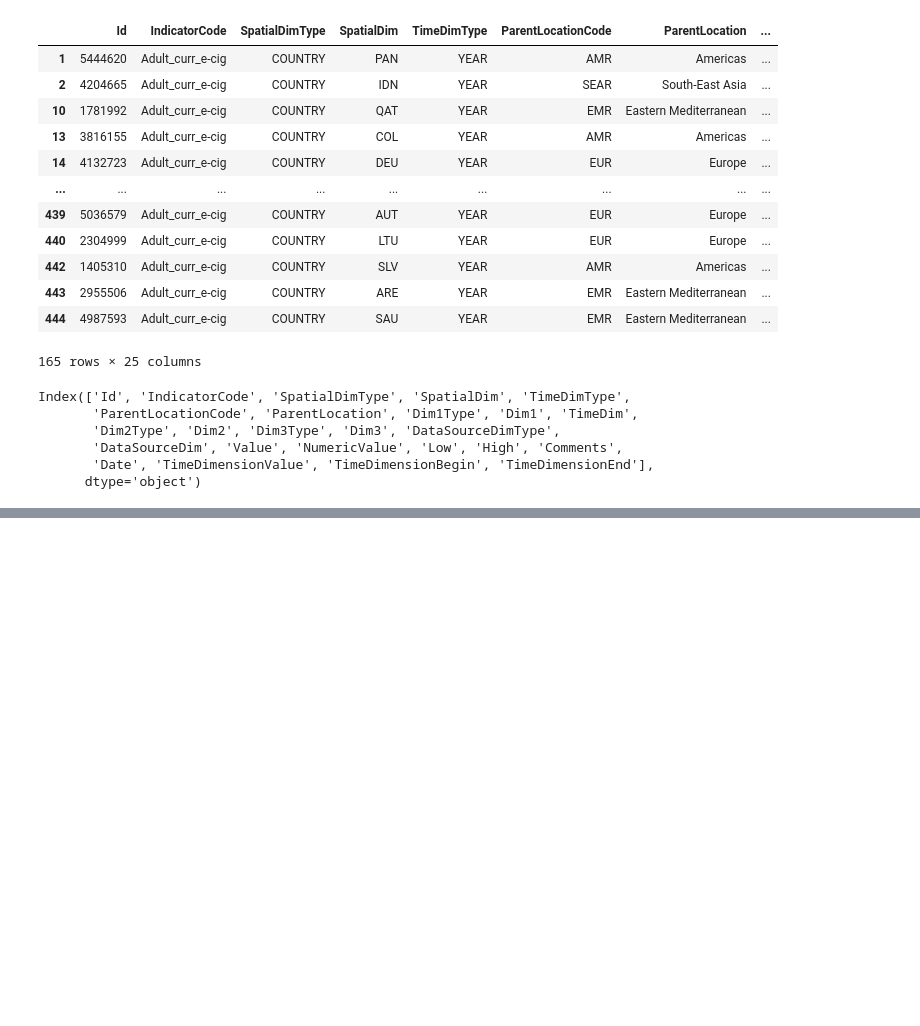
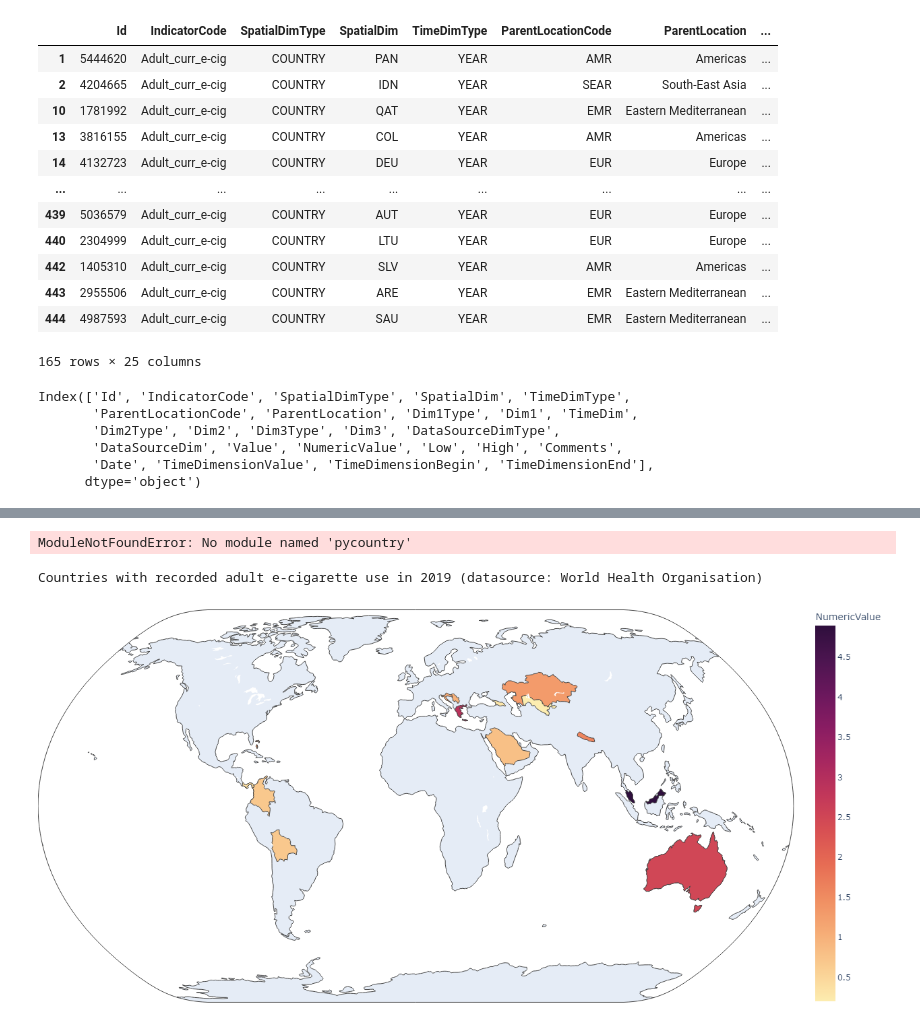
Before and after one commit to Sueraaa/project1-group5, a Jupyter notebook: Project_ex1/Code/WHO_analysis.ipynb, the cells around one changed output, grey strips where cells are left out. Drawn from its saved outputs; the diff is of its cells as text; code cells hidden in the pictures; blank space fills up the shorter version.

```diff
--- a/Project_ex1/Code/WHO_analysis.ipynb
+++ b/Project_ex1/Code/WHO_analysis.ipynb
@@ -211,0 +227,6 @@ response2
+# %%
+adult_ecig_btsx_2019_df = adult_ecig_btsx_2019.copy()
+adult_ecig_btsx_2019_df[['IndicatorCode','SpatialDim','ParentLocation','ParentLocationCode','Dim1']] = (
+    adult_ecig_btsx_2019_df[['IndicatorCode','SpatialDim','ParentLocation','ParentLocationCode','Dim1']].astype("string")
+)
+adult_ecig_btsx_2019_df
@@ -211,0 +376,26 @@ response2
+# %%
+# https://pypi.org/project/pycountry/
+import pycountry
+list(pycountry.countries)[0]
+# %% [output]
+ModuleNotFoundError: No module named 'pycountry'
+# %%
+# https://plotly.com/python/choropleth-maps/
+import plotly.express as px
+
+fig = px.choropleth(adult_ecig_btsx_2019_df, locations="SpatialDim",
+                    color="NumericValue",
+                    hover_data = ['SpatialDim','ParentLocation','NumericValue'],
+                    color_continuous_scale=px.colors.sequential.matter,
+                    projection='natural earth'
+                    # title='Countries with recorded adult e-cigarette use in 2019'
+                    )
+# https://stackoverflow.com/questions/63466163/how-to-enlarge-geographic-map-in-python-plotly-choropleth-plot
+fig.update_layout(margin=dict(l=0, r=0, b=0, t=0),
+                  width=1200,
+                  height=600)
+print('Countries with recorded adult e-cigarette use in 2019 (datasource: World Health Organisation)')
+fig.show()
+# %% [output]
+Countries with recorded adult e-cigarette use in 2019 (datasource: World Health Organisation)
+[figure, added]
```
Also changed, not shown: parts of 15 cells of this notebook, 1 other file.
